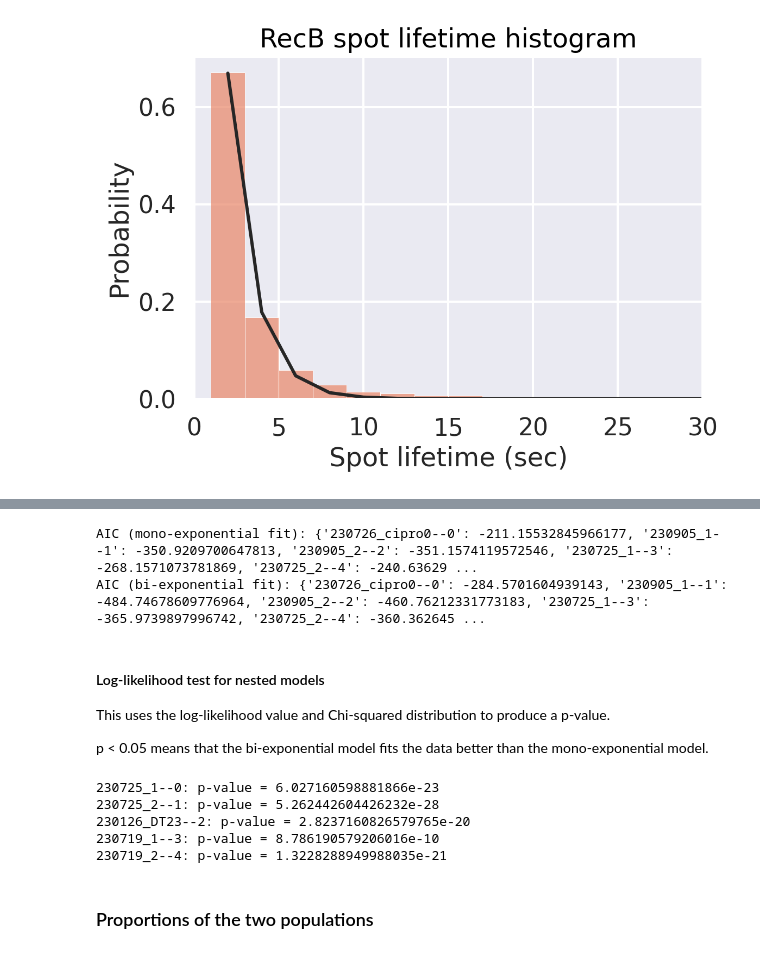
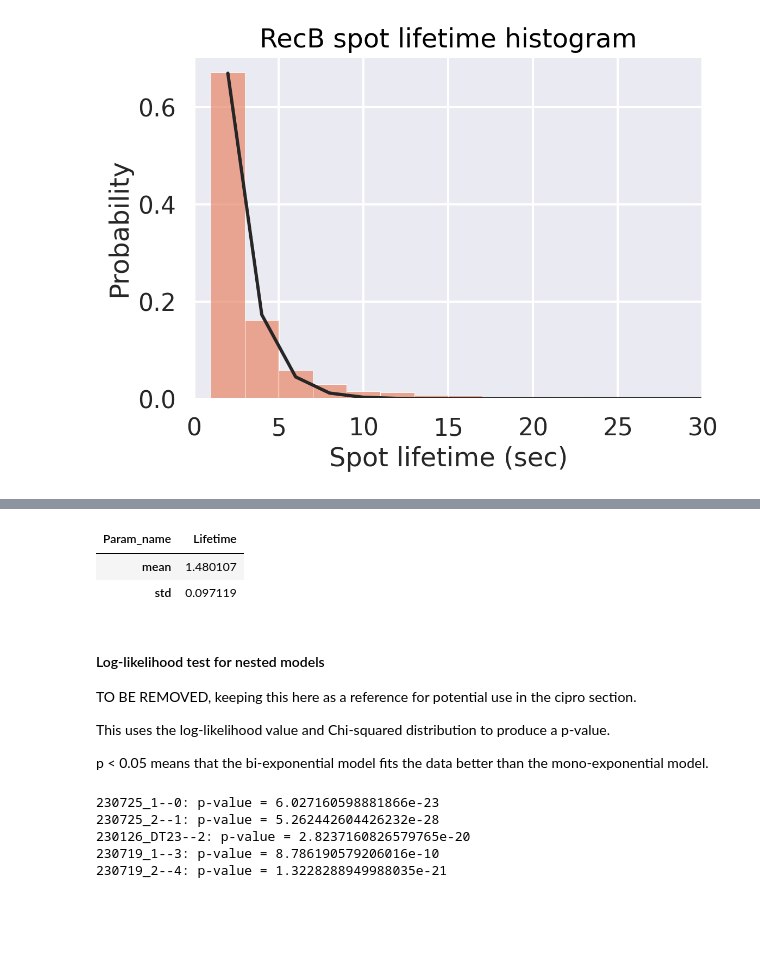
Before and after one commit to DanielThedie/RecB_article, a Jupyter notebook: Notebooks/1_Endogenous_damage/RecB_dissociation.ipynb, the cells around one changed output, grey strips where cells are left out. Saved outputs shown, nothing was run; the diff lists cells and outputs as text; code cells hidden in the pictures; blank space fills up the shorter version.

Commit message:
Removed biexp fits of endogenous damage data

```diff
--- a/Notebooks/1_Endogenous_damage/RecB_dissociation.ipynb
+++ b/Notebooks/1_Endogenous_damage/RecB_dissociation.ipynb
@@ -269,19 +176,0 @@ import seaborn.objects as so
-# %%
-import seaborn.objects as so
-
-df = (biexp_fit.data
-      .query('Dataset == "230719_2"')
-      .assign(TrackLength_s=lambda df: df.TrackLength * 2)
-      )
-
-(
-    so.Plot(df, x='TrackLength_s')
-    .add(so.Bars(color='mediumseagreen'), y='proportion', legend=False)
-    .add(so.Line(color='darkgreen'), y='Fit', label='Fit')
-    .add(so.Line(linestyle='--', color='darkgoldenrod', alpha=0.7), y='Fit_fast', label='Fast dissociation')
-    .add(so.Line(linestyle='--', color='fuchsia', alpha=0.7), y='Fit_slow', label='Slow dissociation')
-    .scale(x=so.Continuous().tick(every=4))
-    .limit(x=(0, 40), y=(None, None))
-    .label(x="Spot lifetime (sec)", y="Probability", color='', title='')
-    .save(loc='M:\\Figures\\240202_EDDR_Poster\\Fit_biexp.svg', format='svg', bbox_inches="tight")
-)
@@ -290,16 +176,0 @@ df = (biexp_fit.data
-# %%
-from seaborn import plotting_context
-
-df = df.assign(ref=0)
-
-(
-    so.Plot(df, x='TrackLength_s', y='Residuals')
-    .layout(size=(6, 1.8))
-    .add(so.Dots(color='.2'), legend=False)
-    .add(so.Line(color='r', linestyle='--', alpha=0.8), y='ref', legend=False)
-    .scale(x=so.Continuous().tick(every=4))
-    .limit(x=(0, 40), y=(-0.025, 0.025))
-    .label(x="Spot lifetime (sec)", y="Fit residuals", color='', title='')
-    .theme(plotting_context("paper"))
-    # .save(loc='M:\\Figures\\231004_article_figures\\1_Endogenous\\Res_biexp.svg', format='svg')
-)
@@ -337,11 +177,21 @@ Lower AIC values mean better fit, so here we can conclude that the biexponential
-# %%
-print(f'AIC (mono-exponential fit): {monoexp_fit.aic}')
-print(f'AIC (bi-exponential fit): {biexp_fit.aic}')
-# %% [output]
-AIC (mono-exponential fit): {'230726_cipro0--0': -211.15532845966177, '230905_1--1': -350.9209700647813, '230905_2--2': -351.1574119572546, '230725_1--3': -268.1571073781869, '230725_2--4': -240.63629 ...
-AIC (bi-exponential fit): {'230726_cipro0--0': -284.5701604939143, '230905_1--1': -484.74678609776964, '230905_2--2': -460.76212331773183, '230725_1--3': -365.9739897996742, '230725_2--4': -360.362645 ...
+# %%
+import pandas as pd
+import numpy as np
+
+display(monoexp_fit
+        .get_fit_parameters(param_names=['Amplitude', 'Rate'])
+        .pipe(lambda df: pd.pivot_table(df, values='Fitted_param', index=['Dataset'], columns=['Param_name']))
+        .assign(Lifetime=lambda df: 1/df.Rate *2)
+        .agg({'Lifetime':['mean', 'std']})
+        )
+# %% [output]
+| Param_name | Lifetime |
+| mean | 1.480107 |
+| std | 0.097119 |
 # %% [markdown]
 #### Log-likelihood test for nested models
+
+TO BE REMOVED, keeping this here as a reference for potential use in the cipro section.
 
 This uses the log-likelihood value and Chi-squared distribution to produce a p-value.
 
@@ -359,5 +209,3 @@ for grp in monoexp_fit.llf.keys():
 230126_DT23--2: p-value = 2.8237160826579765e-20
 230719_1--3: p-value = 8.786190579206016e-10
 230719_2--4: p-value = 1.3228288949988035e-21
-# %% [markdown]
-### Proportions of the two populations
```
Also changed, not shown: parts of 25 cells of this notebook.
